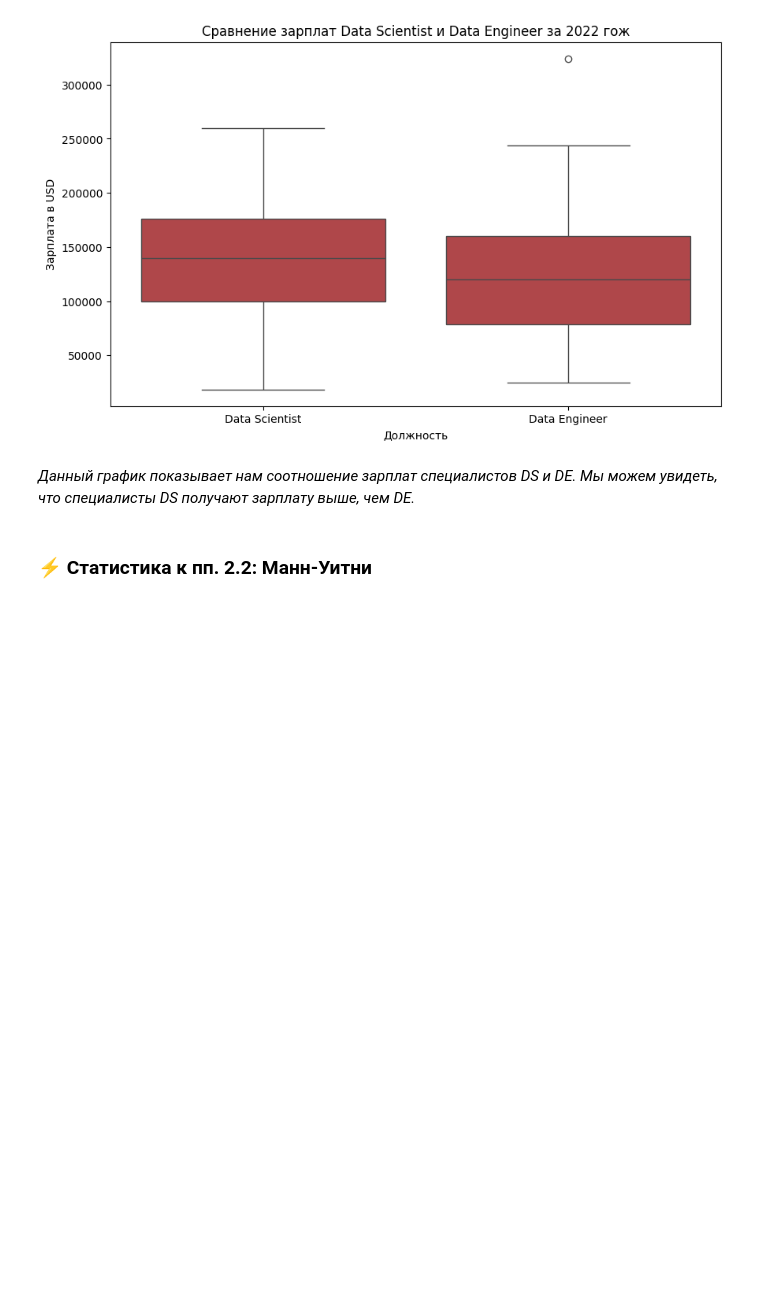
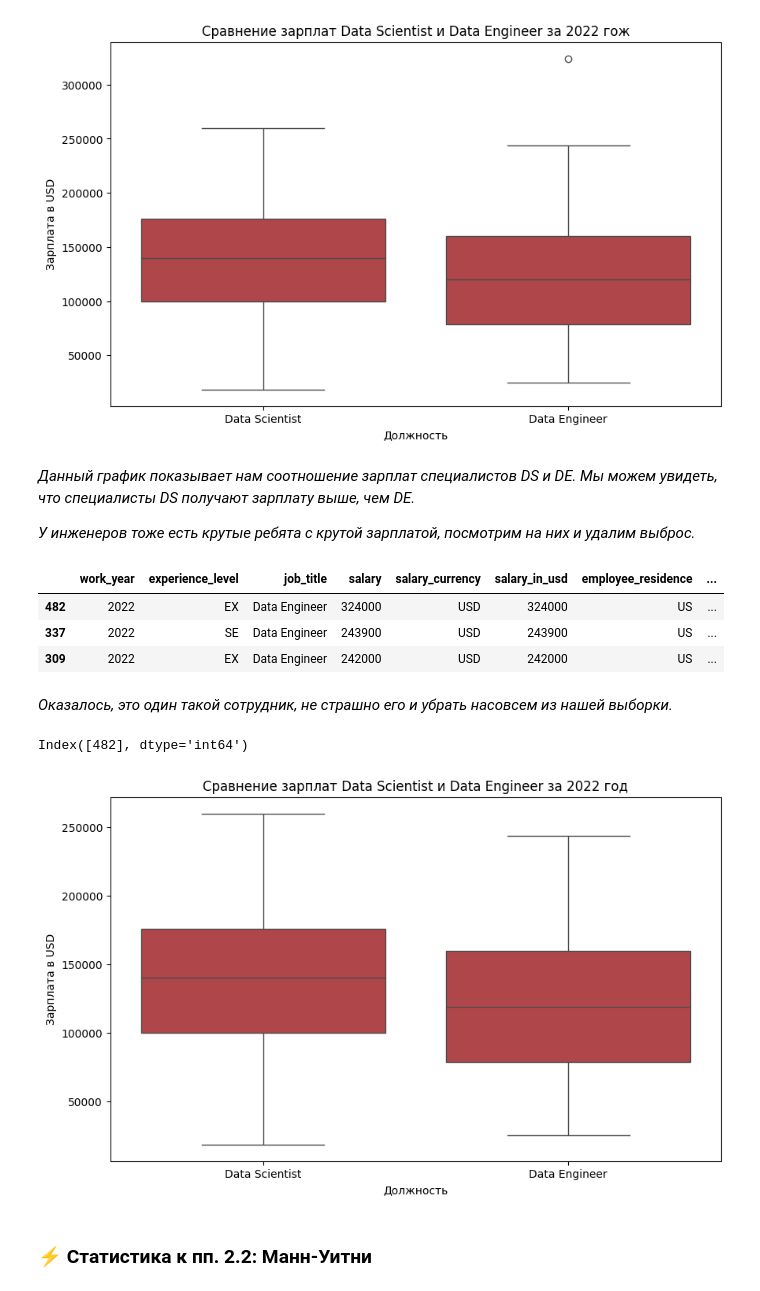
Before and after one commit to kjottboller/Python, a Jupyter notebook: Исследование данных HR-агенства.ipynb, the cells around one changed output. Drawn from its saved outputs; the diff is of its cells as text; code cells hidden in the pictures; blank space fills up the shorter version.

```diff
--- a/Исследование данных HR-агенства.ipynb
+++ b/Исследование данных HR-агенства.ipynb
@@ -419,6 +451,41 @@ plt.show()
 [figure]
 # %% [markdown]
 *Данный график показывает нам соотношение зарплат специалистов DS и DE. Мы можем увидеть, что специалисты DS получают зарплату выше, чем DE.*
+
+*У инженеров тоже есть крутые ребята с крутой зарплатой, посмотрим на них и удалим выброс.*
+# %%
+outliers_salary_engin = data[data['job_title'] == 'Data Engineer'].sort_values(by = 'salary_in_usd', ascending=False)
+outliers_salary_engin.head(3)
+# %% [output]
+|  | work_year | experience_level | job_title | salary | salary_currency | salary_in_usd | employee_residence | ... |
+| 482 | 2022 | EX | Data Engineer | 324000 | USD | 324000 | US | ... |
+| 337 | 2022 | SE | Data Engineer | 243900 | USD | 243900 | US | ... |
+| 309 | 2022 | EX | Data Engineer | 242000 | USD | 242000 | US | ... |
+# %% [markdown]
+*Оказалось, это один такой сотрудник, не страшно его и убрать насовсем из нашей выборки.*
+# %%
+outlier_engin = data[(data['job_title'] == 'Data Engineer') & (data['salary_in_usd'] > 300000)]
+print(outlier_engin.index)
+
+data = data.drop(outlier_engin.index)
+# %% [output]
+Index([482], dtype='int64')
+# %%
+# восстанавливаем по-новой параметры
+data_de = data[data['job_title'] == 'Data Engineer']
+
+grouped_data = pd.concat([data_ds, data_de])
+year_2022 = grouped_data[grouped_data['work_year'] == 2022]
+# %%
+# исправленный вариант зарплат DS и DE
+plt.figure(figsize=(10, 6))
+sns.boxplot(data=year_2022, x='job_title', y='salary_in_usd')
+plt.title('Сравнение зарплат Data Scientist и Data Engineer за 2022 год')
+plt.xlabel('Должность')
+plt.ylabel('Зарплата в USD')
+plt.show()
+# %% [output]
+[figure, added]
 # %% [markdown]
 ### ⚡ **Статистика к пп. 2.2: Манн-Уитни**
 # %% [markdown]
```
Also changed, not shown: parts of 17 cells of this notebook.
